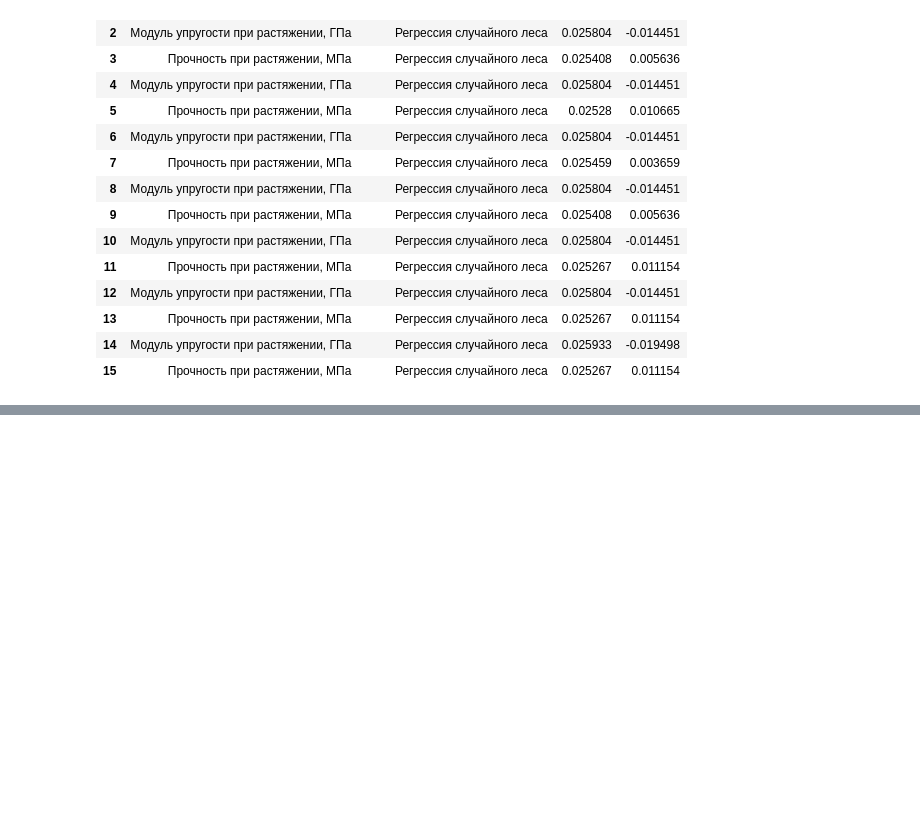
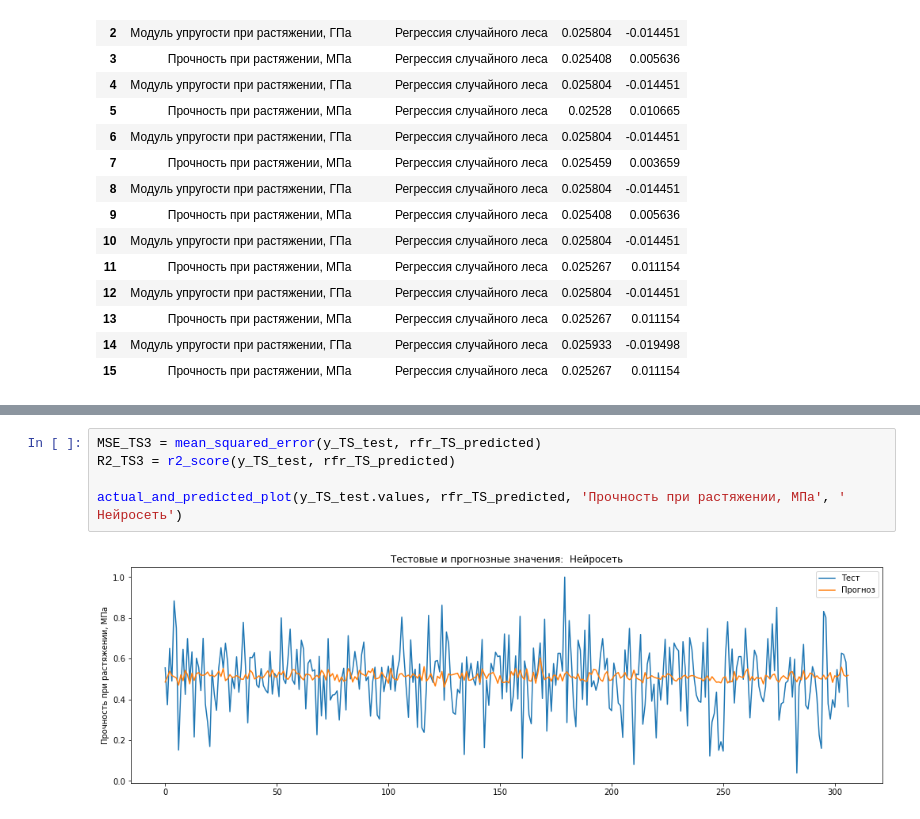
Before and after one commit to truhin-andrei/mgtu-project, a Jupyter notebook: compositeMaterials.ipynb, the cells around one changed output, grey strips where cells are left out. Saved outputs shown, nothing was run; the diff lists cells and outputs as text; blank space fills up the shorter version.

```diff
--- a/compositeMaterials.ipynb
+++ b/compositeMaterials.ipynb
@@ -325,0 +401,7 @@ errors_df
+# %%
+MSE_TS3 = mean_squared_error(y_TS_test, rfr_TS_predicted)
+R2_TS3 = r2_score(y_TS_test, rfr_TS_predicted)
+
+actual_and_predicted_plot(y_TS_test.values, rfr_TS_predicted, 'Прочность при растяжении, МПа', ' Нейросеть')
+# %% [output]
+[figure, added]
```
Also changed, not shown: parts of 8 cells of this notebook.
